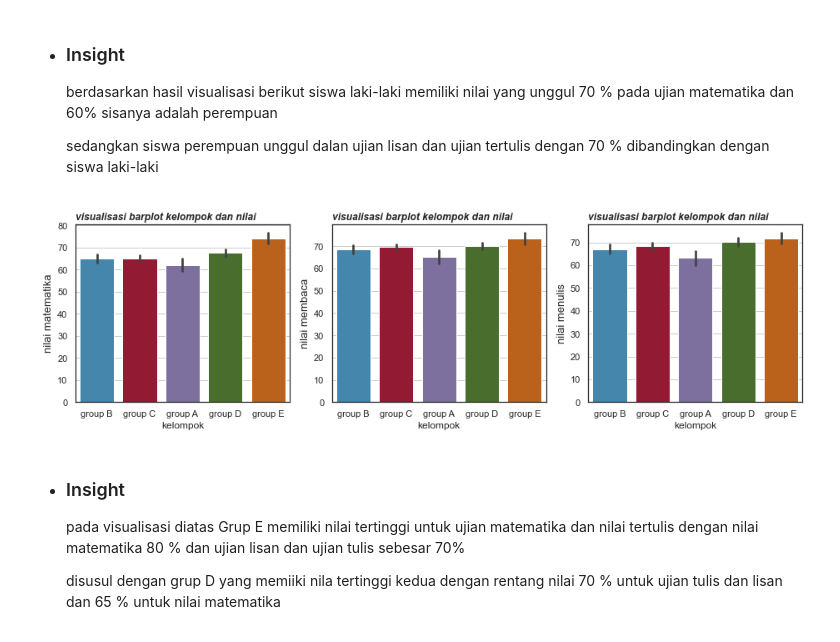
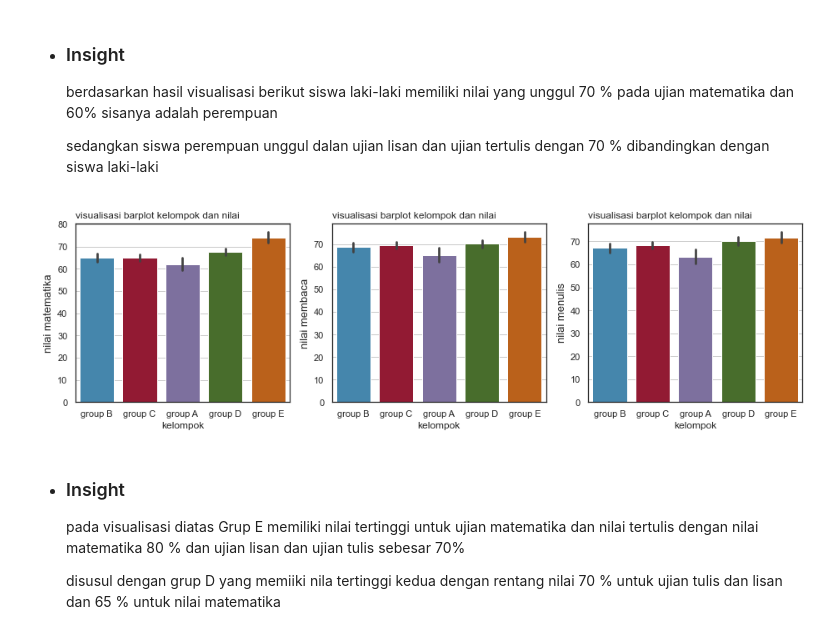
Before and after one commit to AlanFirdaus13/Implementation-student-performance-with-linear-regression-algorithm, a Jupyter notebook: implementation student performance with linear regression algorithm python .ipynb, the cells around one changed output. Saved outputs shown, nothing was run; the diff lists cells and outputs as text; code cells hidden in the pictures.

```diff
--- a/implementation student performance with linear regression algorithm python .ipynb
+++ b/implementation student performance with linear regression algorithm python .ipynb
@@ -772,24 +772,23 @@ plt.show()
 # %%
 fig, axs = plt.subplots(1, 3, figsize=(13,4))
 sns.color_palette("pastel")
 sns.barplot(x = "kelompok", y = "nilai matematika", data = data_siswa, ax=axs[0])
 sns.barplot(x = "kelompok", y = "nilai membaca",    data = data_siswa, ax=axs[1])
 sns.barplot(x = "kelompok", y = "nilai menulis",    data = data_siswa, ax=axs[2])
 
 for ax in axs:
     ax.set_xlabel("kelompok",fontsize=12, fontstyle="normal")
-    ax.set_title("visualisasi barplot kelompok dan nilai",
-                 fontsize=12, fontweight="bold", fontstyle="oblique", loc="left")
+    ax.set_title("visualisasi barplot kelompok dan nilai", fontsize=12, loc="left")
     ax.grid(axis="y")
 
 axs[0].set_ylabel("nilai matematika", fontsize=13, fontstyle="normal")
 axs[1].set_ylabel("nilai membaca",    fontsize=13, fontstyle="normal")
 axs[2].set_ylabel("nilai menulis",    fontsize=13, fontstyle="normal")
 
 plt.tight_layout()
 plt.show()
 # %% [output]
-[figure, old version]
+[figure, new version]
 # %% [markdown]
 <ul>
     <li>
```
Also changed, not shown: parts of 41 cells of this notebook.
